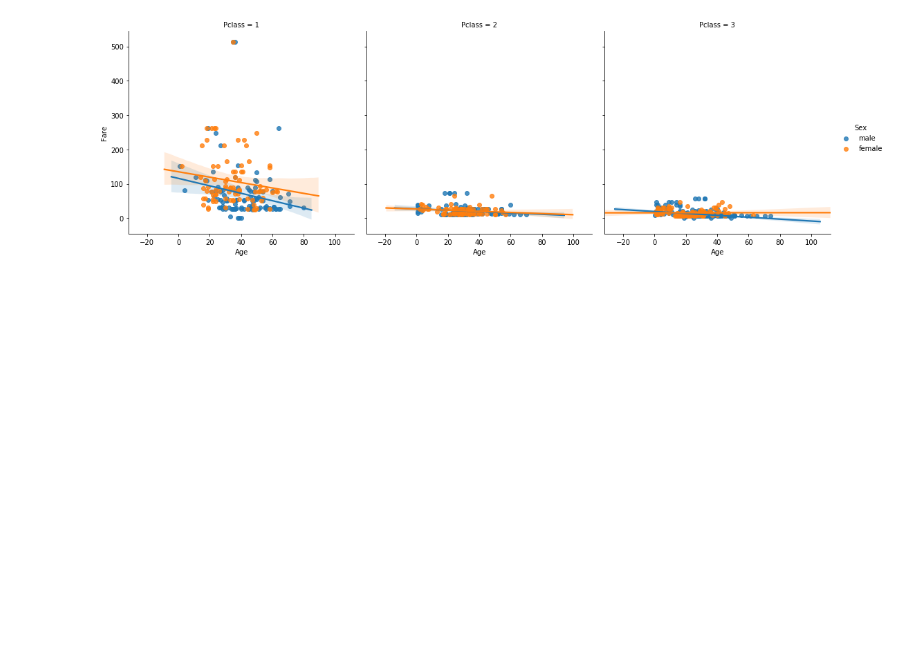
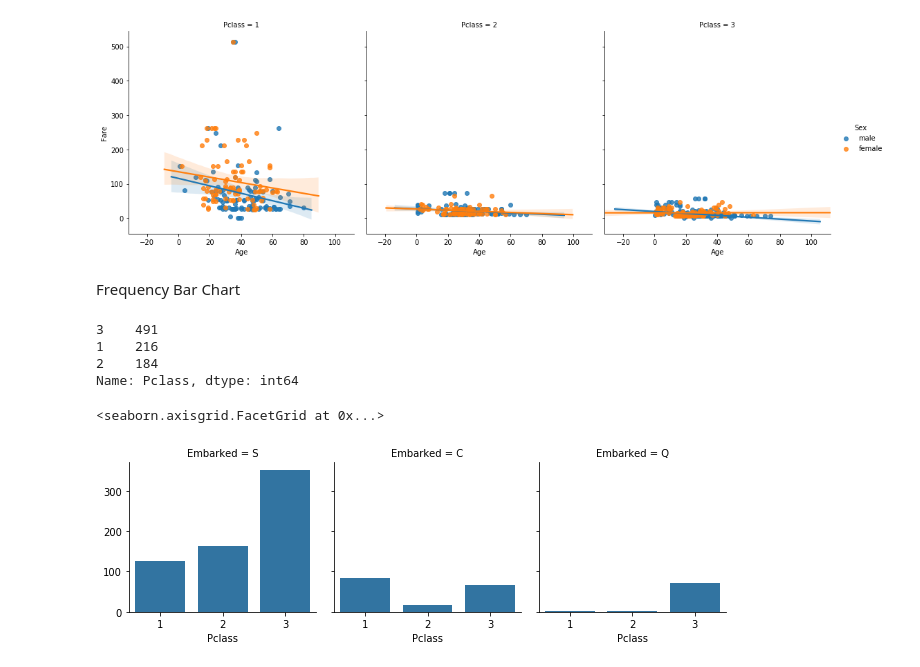
Before and after one commit to antoniopieri/python_notes3, a Jupyter notebook: Data Camp/Seaborn/Facet.ipynb, the cells around one changed output. Drawn from its saved outputs; the diff is of its cells as text; code cells hidden in the pictures; blank space fills up the shorter version.

```diff
--- a/Data Camp/Seaborn/Facet.ipynb
+++ b/Data Camp/Seaborn/Facet.ipynb
@@ -45,3 +56,17 @@ sns.lmplot(data=train,x='Age',y='Fare',col='Pclass',hue='Sex')
 # %% [output]
 <seaborn.axisgrid.FacetGrid at 0x...>
 [figure]
+# %% [markdown]
+Frequency Bar Chart
+# %%
+bar=train.Pclass.value_counts()
+print(bar)
+g=sns.FacetGrid(train, col='Embarked')
+g.map(sns.countplot, 'Pclass')
+# %% [output]
+3    491
+1    216
+2    184
+Name: Pclass, dtype: int64
+<seaborn.axisgrid.FacetGrid at 0x...>
+[figure, added]
```
Also changed, not shown: parts of 3 cells of this notebook, 9 other files.
